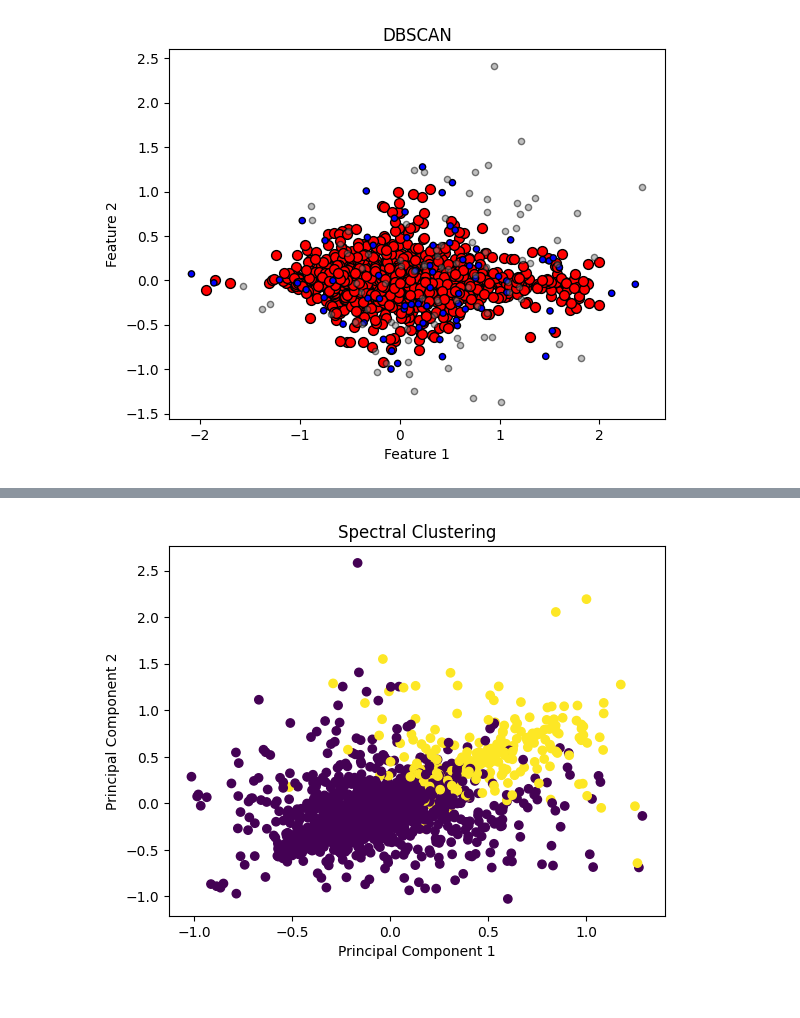
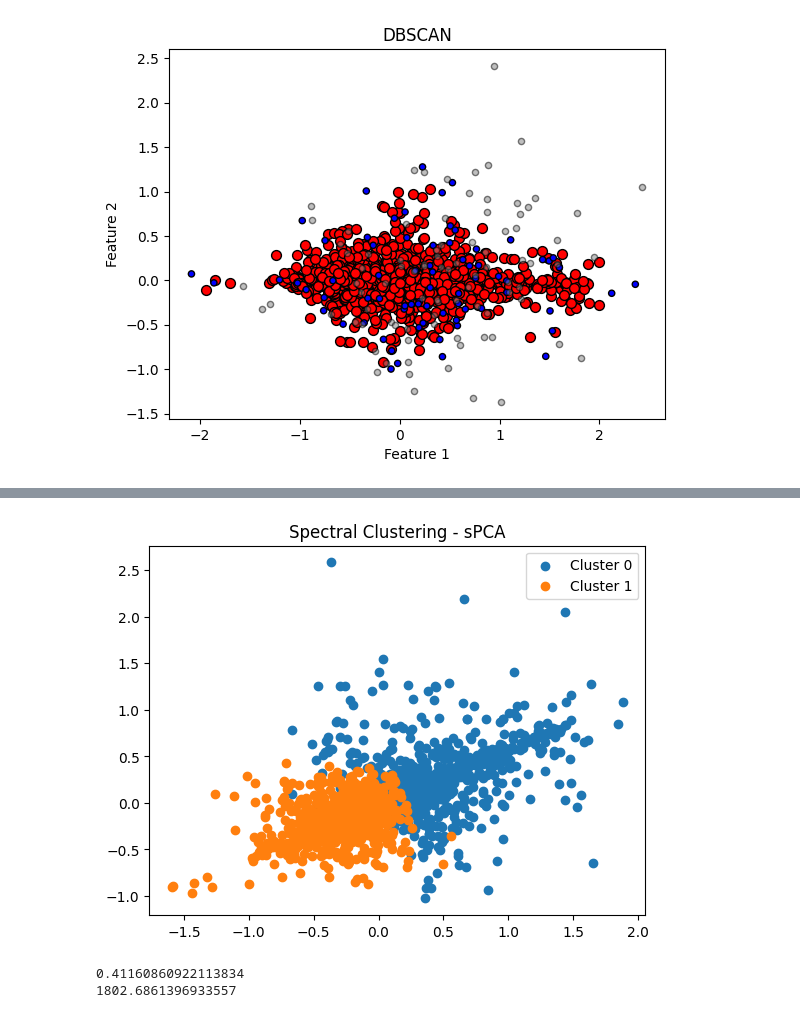
Before and after one commit to zhangster12/BMED-6517-Sp-24-Team-1, a Jupyter notebook: Clustering/mi_ht_cluster.ipynb, the cells around one changed output, grey strips where cells are left out. Cells and saved outputs as stored; diff of their text form; code cells hidden in the pictures.

```diff
--- a/Clustering/mi_ht_cluster.ipynb
+++ b/Clustering/mi_ht_cluster.ipynb
@@ -236,17 +236,17 @@ X = feats_cleaned
 y = labels_cleaned
 # %%
 # Perform PCA
-pca = PCA(n_components=5)
+pca = PCA(n_components=3)
 pca.fit(X)
 X_pca = pca.transform(X)
 
 # Perform SparsePCA
-spca = SparsePCA(n_components=5)
+spca = SparsePCA(n_components=3)
 spca.fit(X)
 X_spca = spca.transform(X)
 
 # Create subplots
-fig, axes = plt.subplots(1, 3, figsize=(12, 6))
+fig, axes = plt.subplots(1, 2, figsize=(12, 6))
 
 # Plot PCA results
 scatter_pca = axes[0].scatter(X_pca[:, 0], X_pca[:, 1], c=y, label='PCA')
@@ -265,15 +265,15 @@ legend_spca = axes[1].legend(*scatter_spca.legend_elements(), title='Classes')
 
 # Robust PCA
 scaler = RobustScaler()
-X_scaled = scaler.fit_transform(X)
+# X_scaled = scaler.fit_transform(X)
 
-rpca = PCA(n_components=5)
-rpca.fit(X_scaled)
-X_rpca = rpca.transform(X_scaled)
+# rpca = PCA(n_components=5)
+# rpca.fit(X_scaled)
+# X_rpca = rpca.transform(X_scaled)
 
-# Plot Sparse PCA results
-scatter_rpca = axes[2].scatter(X_rpca[:, 0], X_rpca[:, 1], c=y, label='Robust PCA')
-axes[2].set_title('Robust PCA')
+# # Plot Sparse PCA results
+# scatter_rpca = axes[2].scatter(X_rpca[:, 0], X_rpca[:, 1], c=y, label='Robust PCA')
+# axes[2].set_title('Robust PCA')
 
 plt.tight_layout()
 plt.show()
@@ -539,19 +540,29 @@ Estimated number of noise points: 0
 # %%
 from sklearn.cluster import SpectralClustering
 import matplotlib.pyplot as plt
 
 # Apply Spectral Clustering
 sc = SpectralClustering(n_clusters=2, affinity='nearest_neighbors', random_state=42)
 cluster_labels = sc.fit_predict(X_spca)
 
+
 # Plot the clusters
-plt.scatter(X_spca[:, 0], X_spca[:, 1], c=cluster_labels, cmap='viridis')
-plt.title('Spectral Clustering')
-plt.xlabel('Principal Component 1')
-plt.ylabel('Principal Component 2')
+for i in range(NUM_CLUSTERS):
+    cluster_points = X_spca[cluster_labels == i]
+    plt.scatter(cluster_points[:, 0], cluster_points[:, 1], label=f'Cluster {i}')
+plt.title('Spectral Clustering - sPCA')
+#plt.xlabel('Principal Component 1')
+#plt.ylabel('Principal Component 2')
+plt.legend()
 plt.show()
+silhouette_avg_spca = silhouette_score(X_spca, cluster_labels)
+print(silhouette_avg_spca)
+ch_score = calinski_harabasz_score(X_spca, cluster_labels)
+print(ch_score)
 # %% [output]
-[figure, old version]
+[figure, new version]
+0.41160860922113834
+1802.6861396933557
 # %%
 from sklearn.cluster import AgglomerativeClustering
 import matplotlib.pyplot as plt
```
Also changed, not shown: parts of 7 cells of this notebook.
